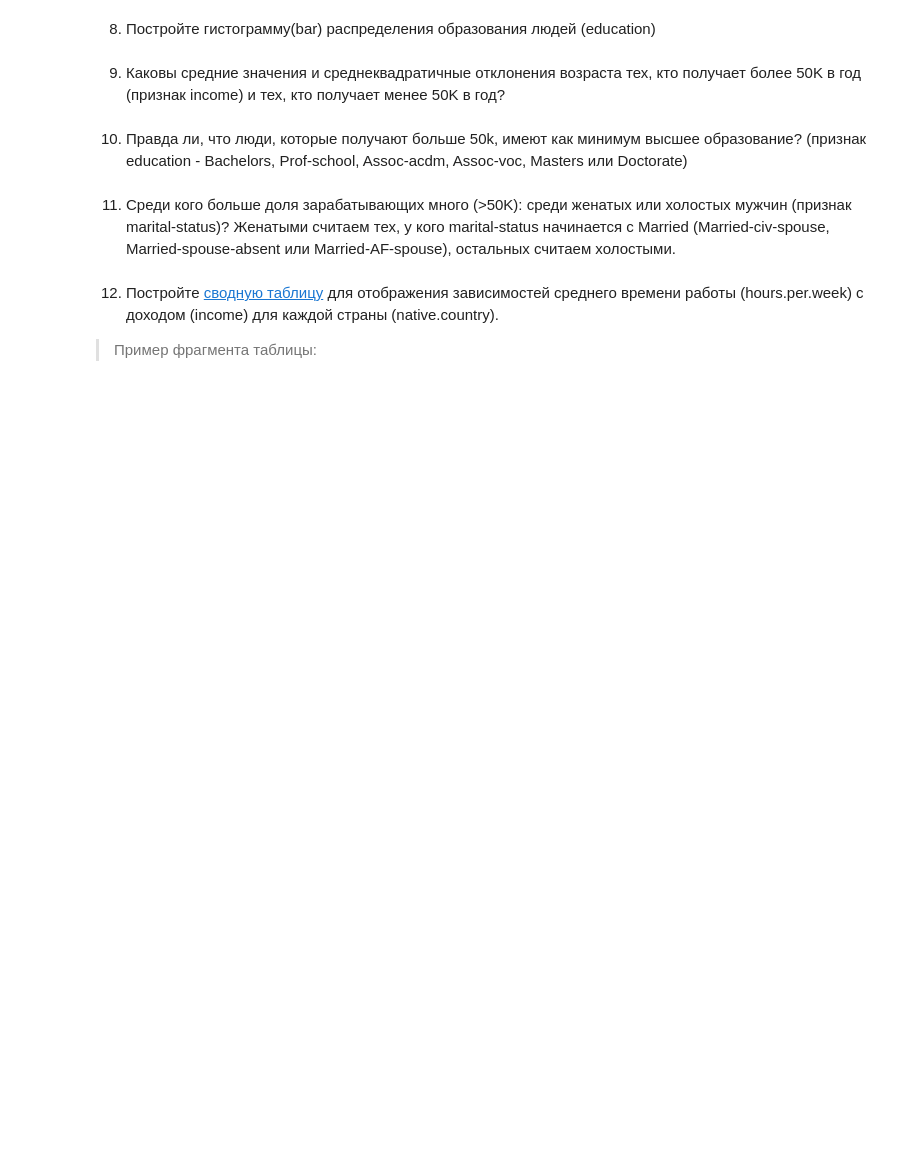
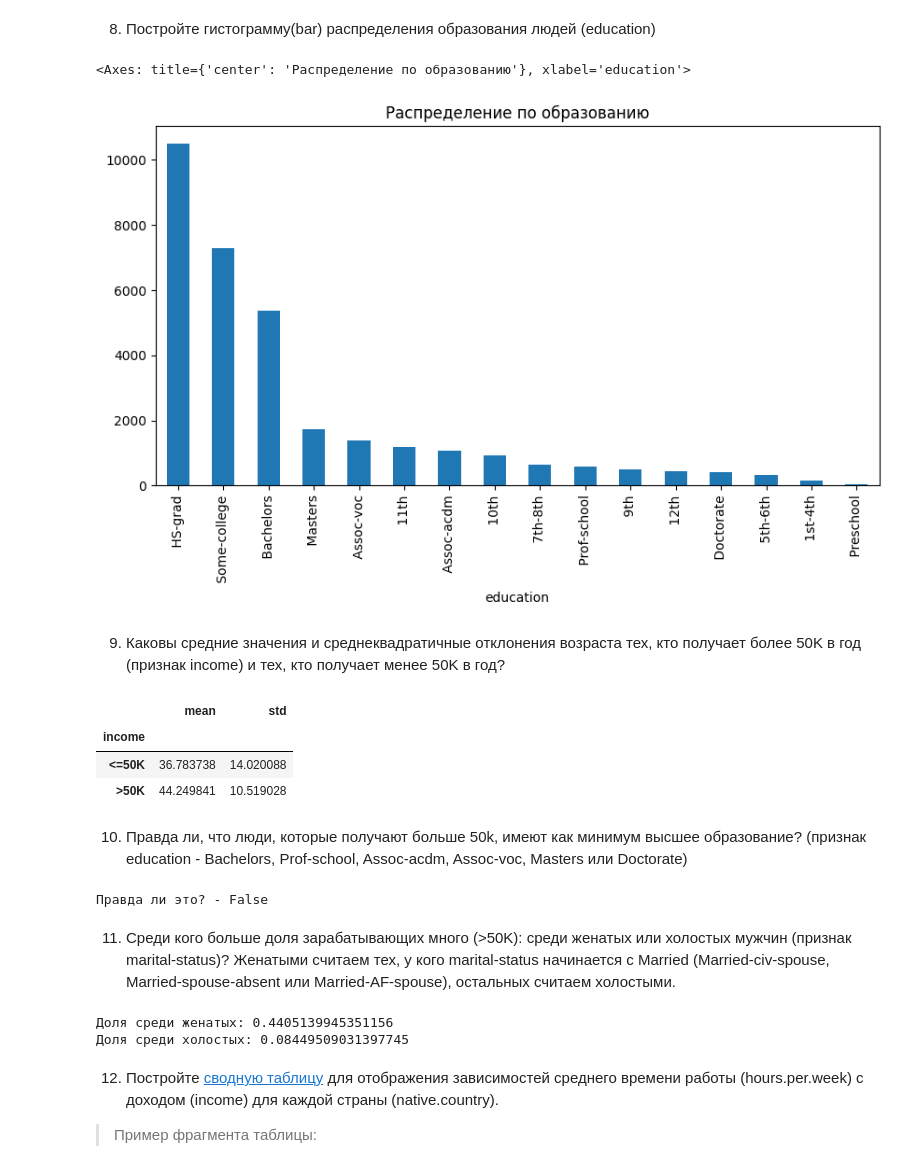
Before and after one commit to re-side/ml_basic, a Jupyter notebook: Практическая_работа_№3_Библиотека_Pandas.ipynb, the cells around one changed output. Saved outputs shown, nothing was run; the diff lists cells and outputs as text; code cells hidden in the pictures; blank space fills up the shorter version.

```diff
--- a/Практическая_работа_№3_Библиотека_Pandas.ipynb
+++ b/Практическая_работа_№3_Библиотека_Pandas.ipynb
@@ -75,11 +161,46 @@ df.head()
 # %% [markdown]
 8) Постройте гистограмму(bar) распределения образования людей (education)
+# %%
+df['education'].value_counts().plot(kind='bar', figsize=(10, 5), title='Распределение по образованию')
+# %% [output]
+<Axes: title={'center': 'Распределение по образованию'}, xlabel='education'>
+[figure, added]
 # %% [markdown]
 9) Каковы средние значения и среднеквадратичные отклонения возраста тех, кто получает более 50K в год (признак income) и тех, кто получает менее 50K в год?
+# %%
+# agg сразу несколько математических функций
+df.groupby(df['income'])['age'].agg(['mean', 'std'])
+# %% [output]
+|  | mean | std |
+| income |  |  |
+| <=50K | 36.783738 | 14.020088 |
+| >50K | 44.249841 | 10.519028 |
 # %% [markdown]
 10) Правда ли, что люди, которые получают больше 50k, имеют как минимум высшее образование? (признак education - Bachelors, Prof-school, Assoc-acdm, Assoc-voc, Masters или Doctorate)
+# %%
+high_ed = [' Bachelors', ' Prof-school', ' Assoc-acdm', ' Assoc-voc', ' Masters', ' Doctorate']
+
+rich_people = df[df['income'] == ' >50K']
+
+is_true = rich_people['education'].isin(high_ed).all()
+
+print(f"Правда ли это? - {is_true}")
+# %% [output]
+Правда ли это? - False
 # %% [markdown]
 11) Среди кого больше доля зарабатывающих много (>50K): среди женатых или холостых мужчин (признак marital-status)? Женатыми считаем тех, у кого marital-status начинается с Married (Married-civ-spouse, Married-spouse-absent или Married-AF-spouse), остальных считаем холостыми.
+# %%
+muzhiki = df[df['sex'].str.strip() == 'Male']
+
+is_married = muzhiki['marital.status'].str.strip().str.startswith('Married')
+
+is_rich = (muzhiki['income'].str.strip() == '>50K')
+
+print("Доля среди женатых:", is_rich[is_married].mean())
+print("Доля среди холостых:", is_rich[~is_married].mean())
+# %% [output]
+Доля среди женатых: 0.4405139945351156
+Доля среди холостых: 0.08449509031397745
 # %% [markdown]
 12) Постройте [сводную таблицу](https://pandas.pydata.org/pandas-docs/stable/reference/api/pandas.pivot_table.html) для отображения зависимостей среднего времени работы (hours.per.week) с доходом (income) для каждой страны (native.country).
 
```
Also changed, not shown: parts of 15 cells of this notebook.
